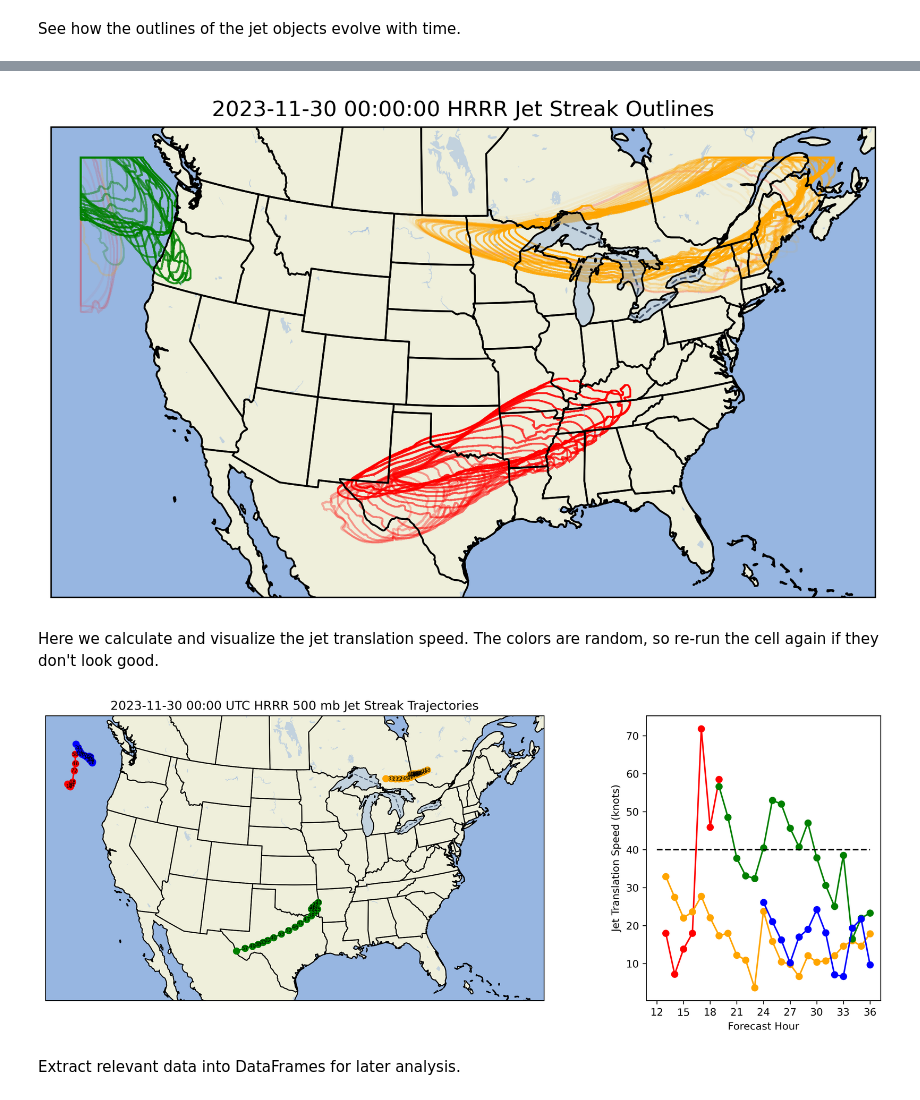
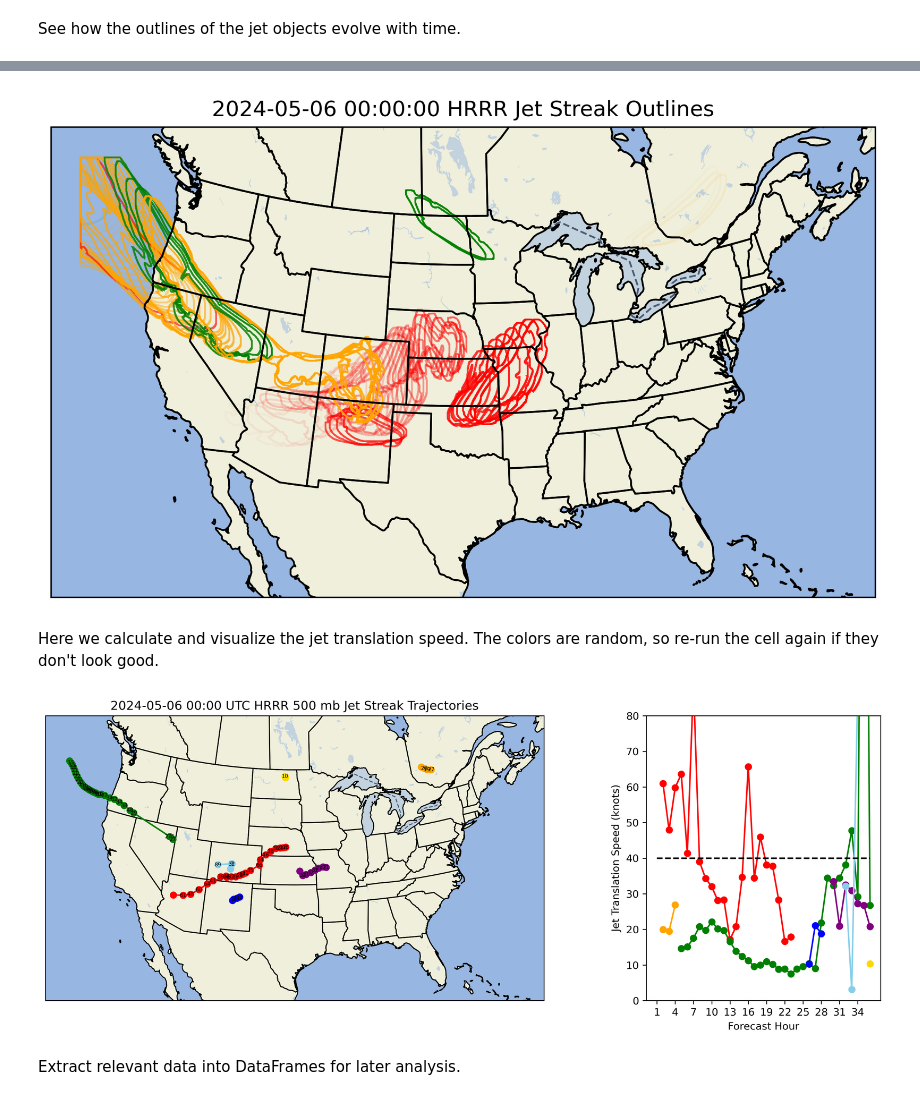
Before and after one commit to djgagne/jetlation, a Jupyter notebook: notebooks/hrrr_demo.ipynb, the cells around one changed output, grey strips where cells are left out. Cells and saved outputs as stored; diff of their text form; code cells hidden in the pictures.

```diff
--- a/notebooks/hrrr_demo.ipynb
+++ b/notebooks/hrrr_demo.ipynb
@@ -22,9 +23,9 @@ import cartopy.feature as cfeature
 # %% [markdown]
 This section loads HRRR output from the [AWS/U. Utah HRRR Zarr archive](https://registry.opendata.aws/noaa-hrrr-pds/). Change the run date to download a different run. By default, the forecast hour range is set to 24 hours, but you can choose a different forecast period if you wish. If you want to run the tracking on a different pressure level, change the pressure level variable to one of the standard pressure levels.
 # %%
-run_date = pd.Timestamp("2023-11-30 00:00")
+run_date = pd.Timestamp("2024-05-06 00:00")
 pressure_level = 500
-start_f_hour = 12
+start_f_hour = 1
 end_f_hour = 36
 start_date = run_date + pd.Timedelta(hours=start_f_hour)
 end_date = start_date + pd.Timedelta(hours=end_f_hour - start_f_hour)
@@ -123,11 +124,11 @@ ax.add_feature(cfeature.LAKES, alpha=0.5)
 ax.add_feature(cfeature.STATES)
 ax.set_extent((-125, -70, 22, 52))
 
-colors = ["red", "orange", "green", "blue", "purple"]
+colors = ["red", "orange", "green", "blue", "purple", "skyblue", "gold"]
 for t, jet_objs_t in enumerate(jet_obj_list):
 
     for o, jet_o in enumerate(jet_objs_t):
         p_coords = jet_o.boundary_contour(jet_o.times[0]).T
-        ax.fill(p_coords[:, 0], p_coords[:, 1], edgecolor=colors[o], facecolor="none", alpha=t/24)
+        ax.fill(p_coords[:, 0], p_coords[:, 1], edgecolor=colors[o], facecolor="none", alpha=t/end_f_hour)
 ax.set_title(f"{run_date} HRRR Jet Streak Outlines")
 # %% [output]
@@ -135,4 +136,4 @@ Text(0.5, 1.0, '2023-11-30 00:00:00 HRRR Jet Streak Outlines')
-[figure, old version]
+[figure, new version]
 # %% [markdown]
 Here we calculate and visualize the jet translation speed. The colors are random, so re-run the cell again if they don't look good.
 # %%
@@ -147,7 +148,7 @@ ax.add_feature(cfeature.LAKES, alpha=0.5)
 ax.add_feature(cfeature.STATES)
 ax.set_extent((-125, -70, 22, 52))
 ax2 = fig.add_subplot(gs[1])
-track_colors = ListedColormap(["red", "orange", "green", "blue", "purple", "skyblue"])
+track_colors = ListedColormap(["red", "orange", "green", "blue", "purple", "skyblue", "gold"])
 for j, jet in enumerate(tracked_jets):
     com = np.array([jet.center_of_mass(t) for t in jet.times])
     if com.shape[0] > 1:
@@ -158,7 +159,8 @@ for j, jet in enumerate(tracked_jets):
     ax.plot(com[:, 0], com[:, 1], marker='o', color=track_colors.colors[j])
     for c in range(1, com.shape[0]):
         ax.text(com[c, 0], com[c, 1], f"{speed[c-1]:0.0f}", fontsize=5, ha='center', va='center')
-ax2.plot(np.arange(12, 37), np.ones(25) * 40, 'k--')
+ax2.plot(np.arange(1, 37), np.ones(36) * 40, 'k--')
+ax2.set_ylim(0, 80)
 ax2.set_ylabel("Jet Translation Speed (knots)")
 ax2.set_xlabel("Forecast Hour")
 ax2.set_xticks(forecast_hours[::3])
@@ -166,7 +168,7 @@ ax.set_title(run_date.strftime("%Y-%m-%d %H:%M UTC HRRR ") + "500 mb Jet Streak
 out_date = run_date.strftime("%Y%m%d_%H%M")
 plt.savefig(f"jet_streaks_{out_date}.png", bbox_inches="tight", dpi=300)
 # %% [output]
-[figure, old version]
+[figure, new version]
 # %% [markdown]
 Extract relevant data into DataFrames for later analysis.
 # %%
```
Also changed, not shown: parts of 9 cells of this notebook, 1 other file.
